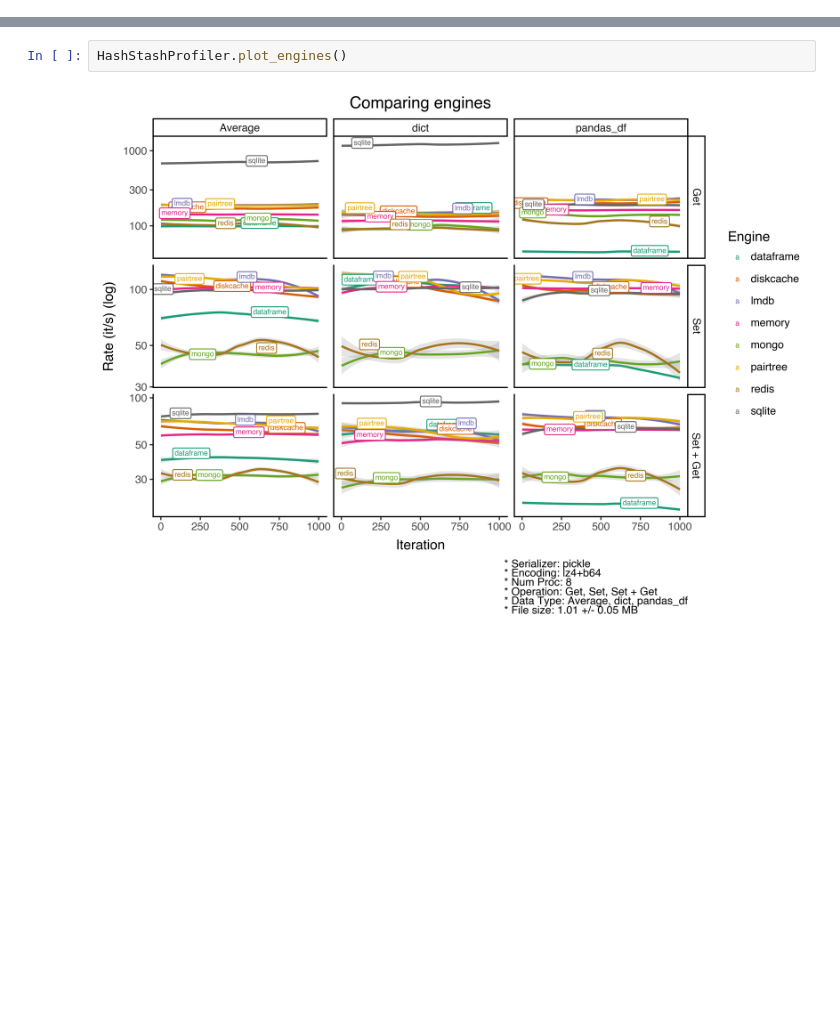
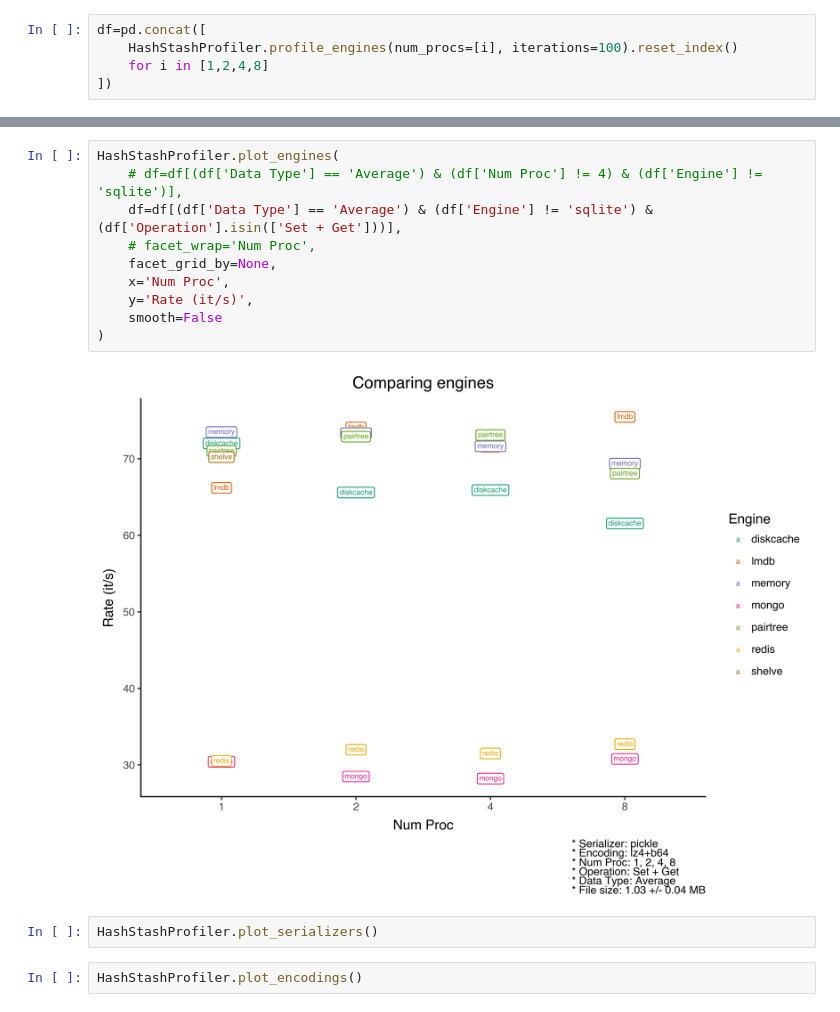
Before and after one commit to quadrismegistus/hashstash, a Jupyter notebook: notebooks/profilers8.ipynb, the cells around one changed output, grey strips where cells are left out. Cells and saved outputs as stored; diff of their text form; blank space fills up the shorter version.

```diff
--- a/notebooks/profilers8.ipynb
+++ b/notebooks/profilers8.ipynb
@@ -7,0 +7,5 @@ df=HashStashProfiler.profile_engines()
+# %%
+df=pd.concat([
+    HashStashProfiler.profile_engines(num_procs=[i], iterations=100).reset_index()
+    for i in [1,2,4,8]
+])
@@ -8,4 +29,16 @@ df=HashStashProfiler.profile_engines()
+# %%
+HashStashProfiler.plot_engines(
+    # df=df[(df['Data Type'] == 'Average') & (df['Num Proc'] != 4) & (df['Engine'] != 'sqlite')],
+    df=df[(df['Data Type'] == 'Average') & (df['Engine'] != 'sqlite') & (df['Operation'].isin(['Set + Get']))],
+    # facet_wrap='Num Proc',
+    facet_grid_by=None,
+    x='Num Proc',
+    y='Rate (it/s)',
+    smooth=False
+)
+# %% [output]
+[figure, added]
 # %%
-HashStashProfiler.plot_engines()
+HashStashProfiler.plot_serializers()
-# %% [output]
-[figure, removed]
+# %%
+HashStashProfiler.plot_encodings()
```
Also changed, not shown: parts of 4 cells of this notebook, 12 other files.
